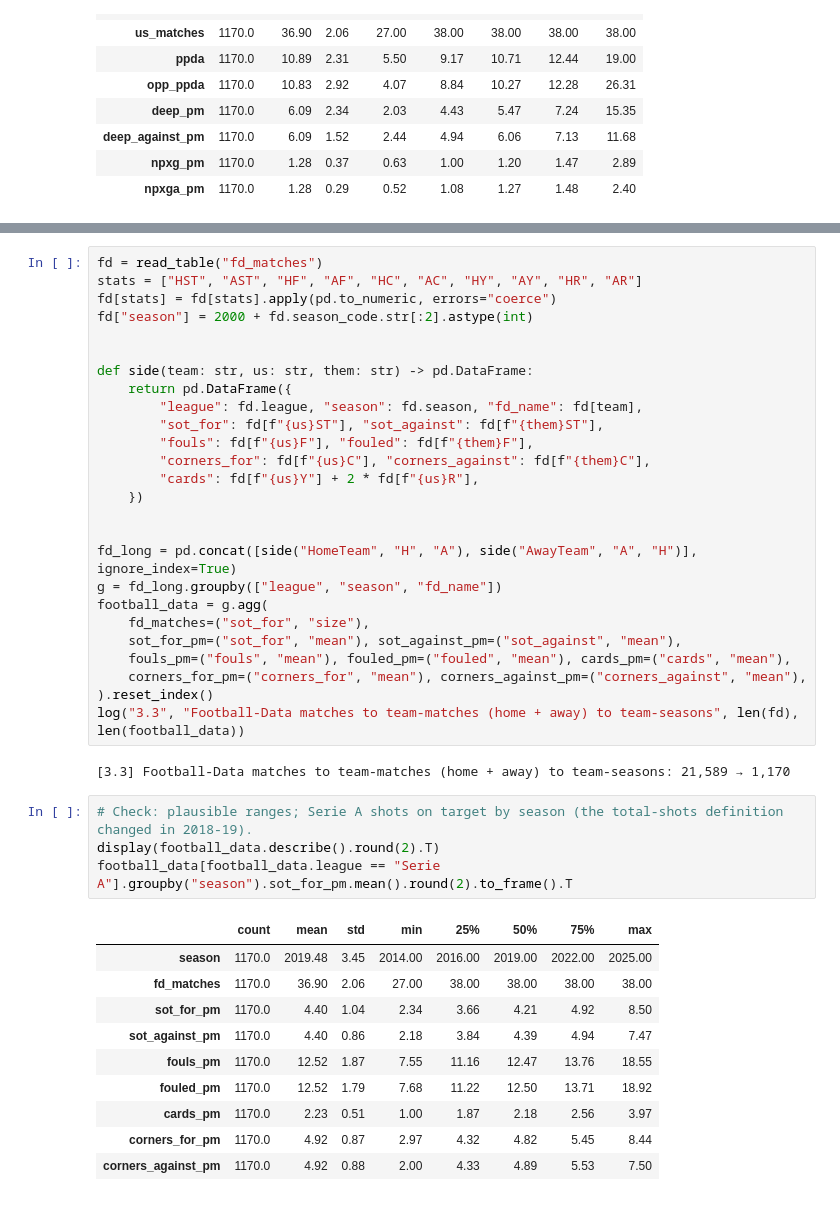
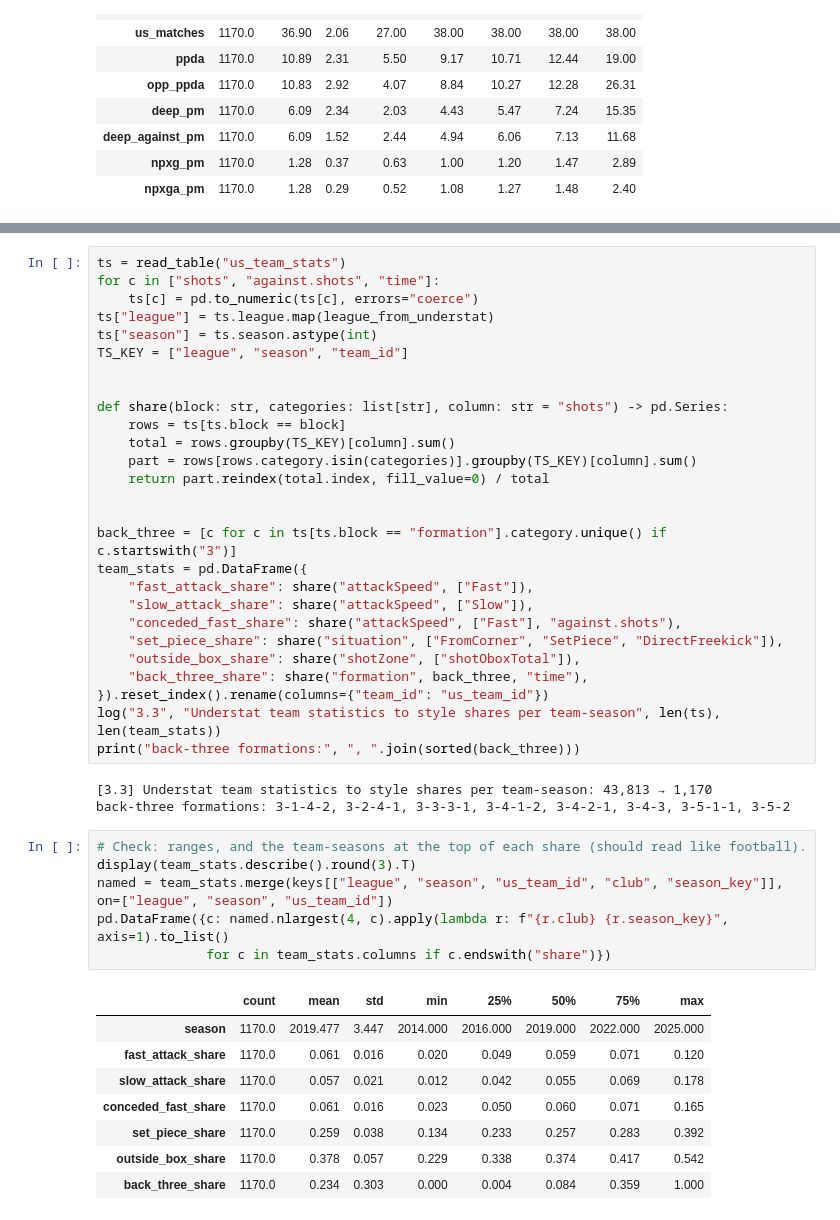
Before and after one commit to Mohammad99Shweiki/football-injuries, a Jupyter notebook: notebooks/03_features.ipynb, the cells around one changed output, grey strips where cells are left out. Drawn from its saved outputs; the diff is of its cells as text.

```diff
--- a/notebooks/03_features.ipynb
+++ b/notebooks/03_features.ipynb
@@ -119,43 +134,45 @@ have none, Phase 0).
 # %%
-fd = read_table("fd_matches")
-stats = ["HST", "AST", "HF", "AF", "HC", "AC", "HY", "AY", "HR", "AR"]
-fd[stats] = fd[stats].apply(pd.to_numeric, errors="coerce")
-fd["season"] = 2000 + fd.season_code.str[:2].astype(int)
+ts = read_table("us_team_stats")
+for c in ["shots", "against.shots", "time"]:
+    ts[c] = pd.to_numeric(ts[c], errors="coerce")
+ts["league"] = ts.league.map(league_from_understat)
+ts["season"] = ts.season.astype(int)
+TS_KEY = ["league", "season", "team_id"]
 
 
-def side(team: str, us: str, them: str) -> pd.DataFrame:
-    return pd.DataFrame({
-        "league": fd.league, "season": fd.season, "fd_name": fd[team],
-        "sot_for": fd[f"{us}ST"], "sot_against": fd[f"{them}ST"],
-        "fouls": fd[f"{us}F"], "fouled": fd[f"{them}F"],
-        "corners_for": fd[f"{us}C"], "corners_against": fd[f"{them}C"],
-        "cards": fd[f"{us}Y"] + 2 * fd[f"{us}R"],
-    })
+def share(block: str, categories: list[str], column: str = "shots") -> pd.Series:
+    rows = ts[ts.block == block]
+    total = rows.groupby(TS_KEY)[column].sum()
+    part = rows[rows.category.isin(categories)].groupby(TS_KEY)[column].sum()
+    return part.reindex(total.index, fill_value=0) / total
 
 
-fd_long = pd.concat([side("HomeTeam", "H", "A"), side("AwayTeam", "A", "H")], ignore_index=True)
-g = fd_long.groupby(["league", "season", "fd_name"])
-football_data = g.agg(
-    fd_matches=("sot_for", "size"),
-    sot_for_pm=("sot_for", "mean"), sot_against_pm=("sot_against", "mean"),
-    fouls_pm=("fouls", "mean"), fouled_pm=("fouled", "mean"), cards_pm=("cards", "mean"),
-    corners_for_pm=("corners_for", "mean"), corners_against_pm=("corners_against", "mean"),
-).reset_index()
-log("3.3", "Football-Data matches to team-matches (home + away) to team-seasons", len(fd), len(football_data))
+back_three = [c for c in ts[ts.block == "formation"].category.unique() if c.startswith("3")]
+team_stats = pd.DataFrame({
+    "fast_attack_share": share("attackSpeed", ["Fast"]),
+    "slow_attack_share": share("attackSpeed", ["Slow"]),
+    "conceded_fast_share": share("attackSpeed", ["Fast"], "against.shots"),
+    "set_piece_share": share("situation", ["FromCorner", "SetPiece", "DirectFreekick"]),
+    "outside_box_share": share("shotZone", ["shotOboxTotal"]),
+    "back_three_share": share("formation", back_three, "time"),
+}).reset_index().rename(columns={"team_id": "us_team_id"})
+log("3.3", "Understat team statistics to style shares per team-season", len(ts), len(team_stats))
+print("back-three formations:", ", ".join(sorted(back_three)))
 # %% [output]
-[3.3] Football-Data matches to team-matches (home + away) to team-seasons: 21,589 → 1,170
+[3.3] Understat team statistics to style shares per team-season: 43,813 → 1,170
+back-three formations: 3-1-4-2, 3-2-4-1, 3-3-3-1, 3-4-1-2, 3-4-2-1, 3-4-3, 3-5-1-1, 3-5-2
 # %%
-# Check: plausible ranges; Serie A shots on target by season (the total-shots definition changed in 2018-19).
-display(football_data.describe().round(2).T)
-football_data[football_data.league == "Serie A"].groupby("season").sot_for_pm.mean().round(2).to_frame().T
+# Check: ranges, and the team-seasons at the top of each share (should read like football).
+display(team_stats.describe().round(3).T)
+named = team_stats.merge(keys[["league", "season", "us_team_id", "club", "season_key"]], on=["league", "season", "us_team_id"])
+pd.DataFrame({c: named.nlargest(4, c).apply(lambda r: f"{r.club} {r.season_key}", axis=1).to_list()
+              for c in team_stats.columns if c.endswith("share")})
 # %% [output]
 |  | count | mean | std | min | 25% | 50% | 75% | max |
-| season | 1170.0 | 2019.48 | 3.45 | 2014.00 | 2016.00 | 2019.00 | 2022.00 | 2025.00 |
-| fd_matches | 1170.0 | 36.90 | 2.06 | 27.00 | 38.00 | 38.00 | 38.00 | 38.00 |
-| sot_for_pm | 1170.0 | 4.40 | 1.04 | 2.34 | 3.66 | 4.21 | 4.92 | 8.50 |
-| sot_against_pm | 1170.0 | 4.40 | 0.86 | 2.18 | 3.84 | 4.39 | 4.94 | 7.47 |
-| fouls_pm | 1170.0 | 12.52 | 1.87 | 7.55 | 11.16 | 12.47 | 13.76 | 18.55 |
-| fouled_pm | 1170.0 | 12.52 | 1.79 | 7.68 | 11.22 | 12.50 | 13.71 | 18.92 |
-| cards_pm | 1170.0 | 2.23 | 0.51 | 1.00 | 1.87 | 2.18 | 2.56 | 3.97 |
-| corners_for_pm | 1170.0 | 4.92 | 0.87 | 2.97 | 4.32 | 4.82 | 5.45 | 8.44 |
-| corners_against_pm | 1170.0 | 4.92 | 0.88 | 2.00 | 4.33 | 4.89 | 5.53 | 7.50 |
+| season | 1170.0 | 2019.477 | 3.447 | 2014.000 | 2016.000 | 2019.000 | 2022.000 | 2025.000 |
+| fast_attack_share | 1170.0 | 0.061 | 0.016 | 0.020 | 0.049 | 0.059 | 0.071 | 0.120 |
+| slow_attack_share | 1170.0 | 0.057 | 0.021 | 0.012 | 0.042 | 0.055 | 0.069 | 0.178 |
+| conceded_fast_share | 1170.0 | 0.061 | 0.016 | 0.023 | 0.050 | 0.060 | 0.071 | 0.165 |
+| set_piece_share | 1170.0 | 0.259 | 0.038 | 0.134 | 0.233 | 0.257 | 0.283 | 0.392 |
+| outside_box_share | 1170.0 | 0.378 | 0.057 | 0.229 | 0.338 | 0.374 | 0.417 | 0.542 |
+| back_three_share | 1170.0 | 0.234 | 0.303 | 0.000 | 0.004 | 0.084 | 0.359 | 1.000 |
```
Also changed, not shown: parts of 34 cells of this notebook, 13 other files.
